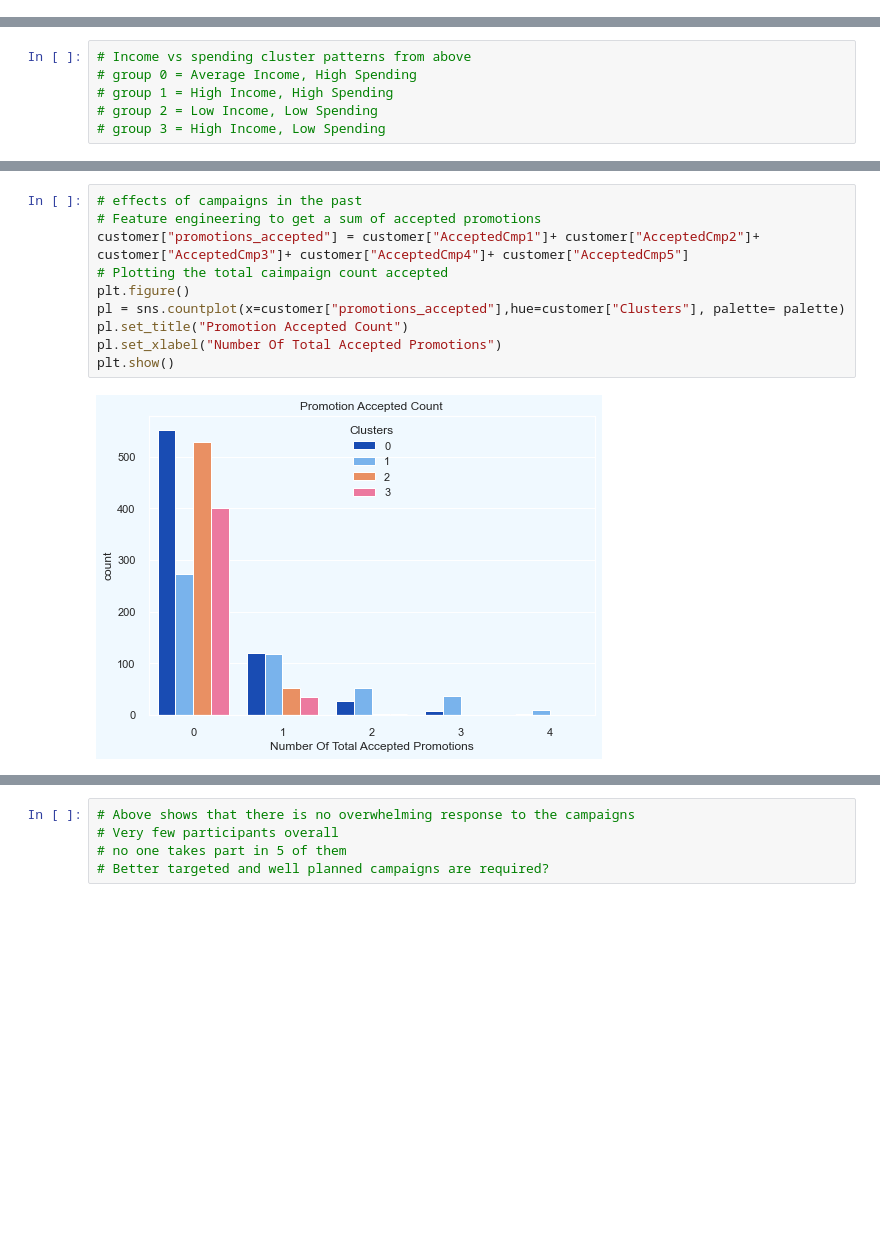
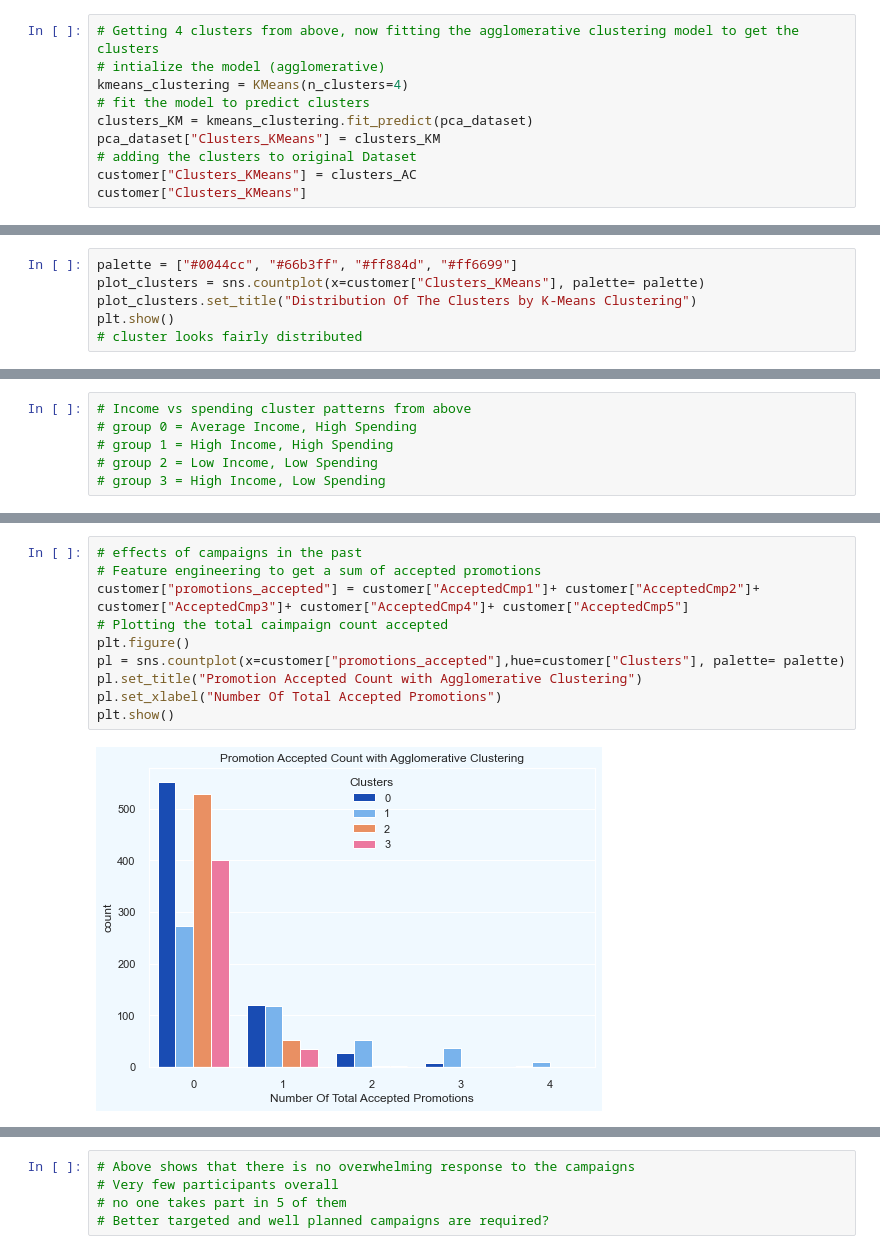
Before and after one commit to pachchigarsnehi/customer_analysis, a Jupyter notebook: customer_personality_analysis.ipynb, the cells around one changed output, grey strips where cells are left out. Cells and saved outputs as stored; diff of their text form; blank space fills up the shorter version.

Commit message:
clustering done

```diff
--- a/customer_personality_analysis.ipynb
+++ b/customer_personality_analysis.ipynb
@@ -533,3 +545,13 @@ new_x.set_title("The Plot Of The Clusters")
 plt.show()
 # %% [output]
 [figure]
+# %%
+# Getting 4 clusters from above, now fitting the agglomerative clustering model to get the clusters
+# intialize the model (agglomerative)
+kmeans_clustering = KMeans(n_clusters=4)
+# fit the model to predict clusters
+clusters_KM = kmeans_clustering.fit_predict(pca_dataset)
+pca_dataset["Clusters_KMeans"] = clusters_KM
+# adding the clusters to original Dataset
+customer["Clusters_KMeans"] = clusters_AC
+customer["Clusters_KMeans"]
@@ -545,3 +589,9 @@ plt.show()
 # cluster looks fairly distributed
 # %% [output]
 [figure]
+# %%
+palette = ["#0044cc", "#66b3ff", "#ff884d", "#ff6699"]
+plot_clusters = sns.countplot(x=customer["Clusters_KMeans"], palette= palette)
+plot_clusters.set_title("Distribution Of The Clusters by K-Means Clustering")
+plt.show()
+# cluster looks fairly distributed
@@ -571,12 +640,12 @@ plt.show()
 # %%
 # effects of campaigns in the past
 # Feature engineering to get a sum of accepted promotions
 customer["promotions_accepted"] = customer["AcceptedCmp1"]+ customer["AcceptedCmp2"]+ customer["AcceptedCmp3"]+ customer["AcceptedCmp4"]+ customer["AcceptedCmp5"]
 # Plotting the total caimpaign count accepted
 plt.figure()
 pl = sns.countplot(x=customer["promotions_accepted"],hue=customer["Clusters"], palette= palette)
-pl.set_title("Promotion Accepted Count")
+pl.set_title("Promotion Accepted Count with Agglomerative Clustering")
 pl.set_xlabel("Number Of Total Accepted Promotions")
 plt.show()
 # %% [output]
-[figure, old version]
+[figure, new version]
```
Also changed, not shown: parts of 13 cells of this notebook, 1 other file.
